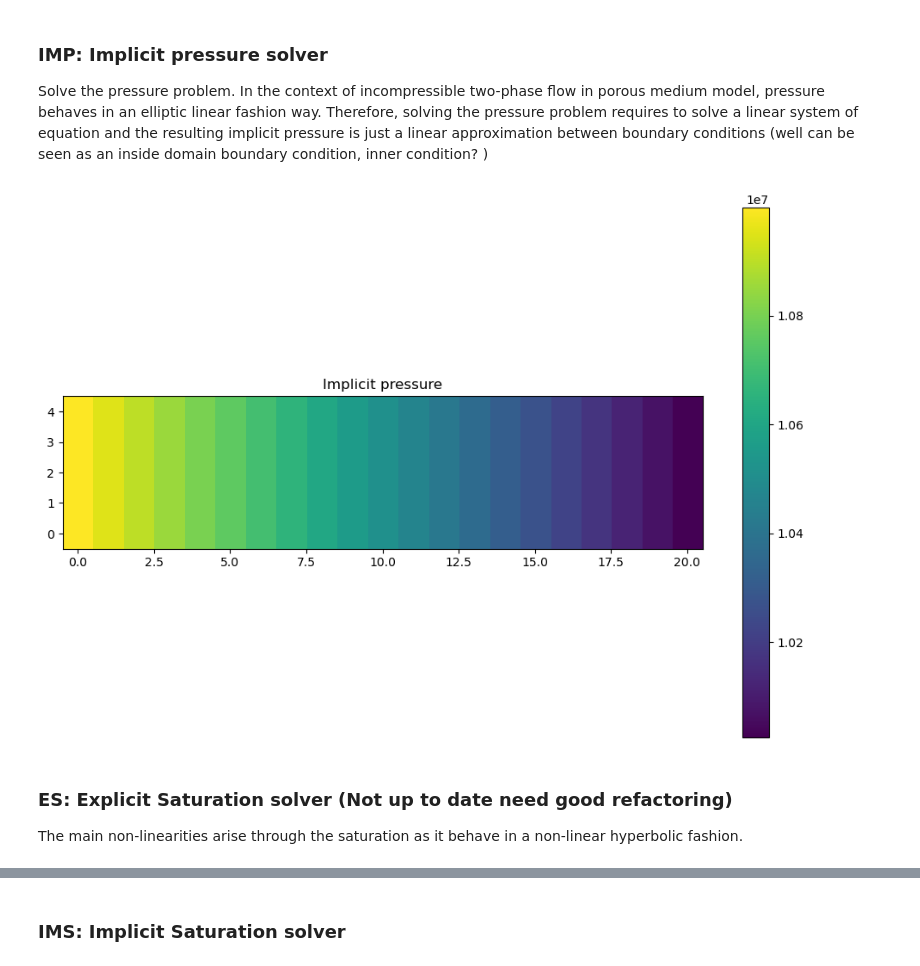
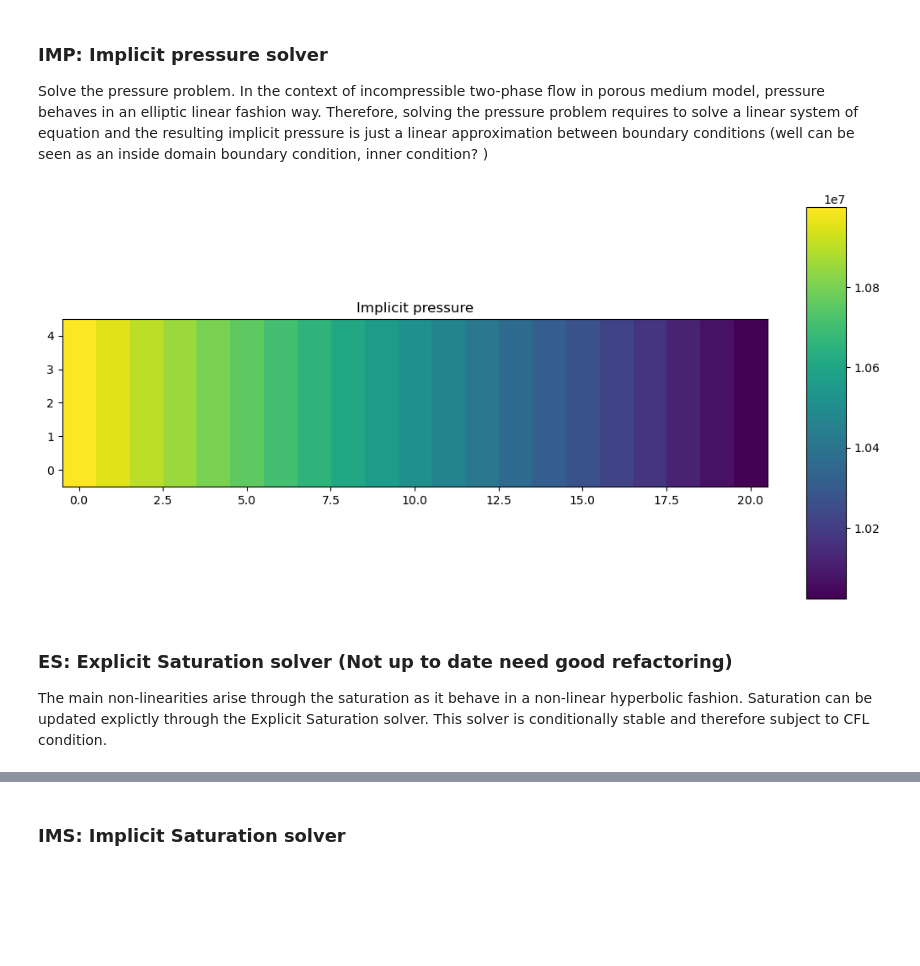
Before and after one commit to PINN-Well-opening-and-closing-events/Yads, a Jupyter notebook: examples/tutorial/4_solvers_and_schemes.ipynb, the cells around one changed output, grey strips where cells are left out. Saved outputs shown, nothing was run; the diff lists cells and outputs as text; code cells hidden in the pictures; blank space fills up the shorter version.

Commit message:
Solver and scheme tutorial update

```diff
--- a/examples/tutorial/4_solvers_and_schemes.ipynb
+++ b/examples/tutorial/4_solvers_and_schemes.ipynb
@@ -83,16 +83,17 @@ Pimp = implicit_pressure_solver(
 # %%
 fig, (ax1) = plt.subplots(1, 1, figsize=(12, 8))
 im = ax1.imshow(Pimp.reshape(21, 5).T)
 ax1.invert_yaxis()
 ax1.set_title("Implicit pressure")
-plt.colorbar(im)
+plt.colorbar(im, ax=ax1, aspect=10, fraction=0.05)
 plt.show()
 # %% [output]
-[figure, old version]
+[figure, new version]
 # %% [markdown]
 ### ES: Explicit Saturation solver (Not up to date need good refactoring)
 
 The main non-linearities arise through the saturation as it behave in a non-linear hyperbolic fashion.
+Saturation can be updated explictly through the Explicit Saturation solver. This solver is conditionally stable and therefore subject to CFL condition.
 # %%
 # gaz saturation initialization: Only water at first
 S = np.full(grid.nb_cells, 0.0)
```
Also changed, not shown: parts of 28 cells of this notebook.
